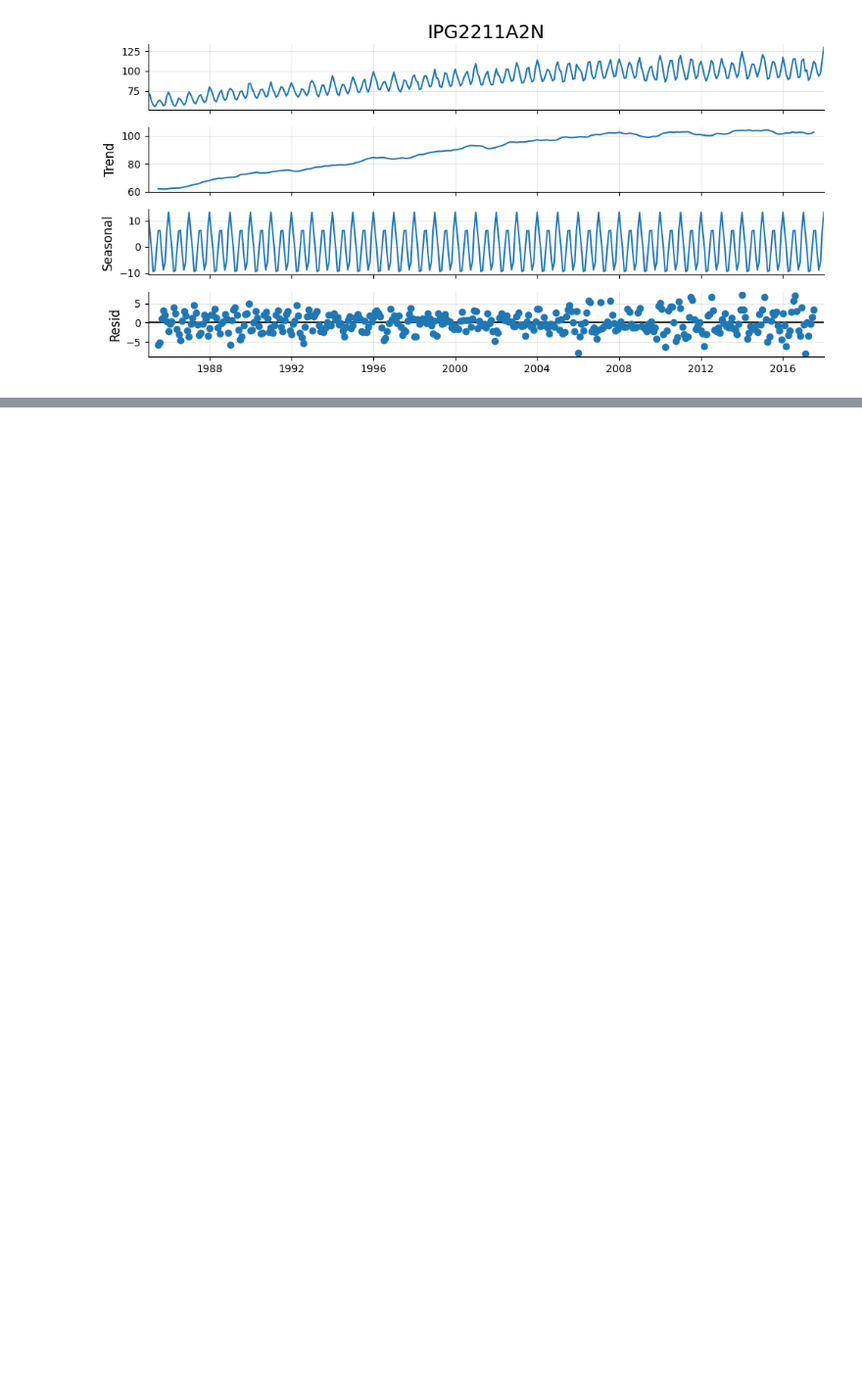
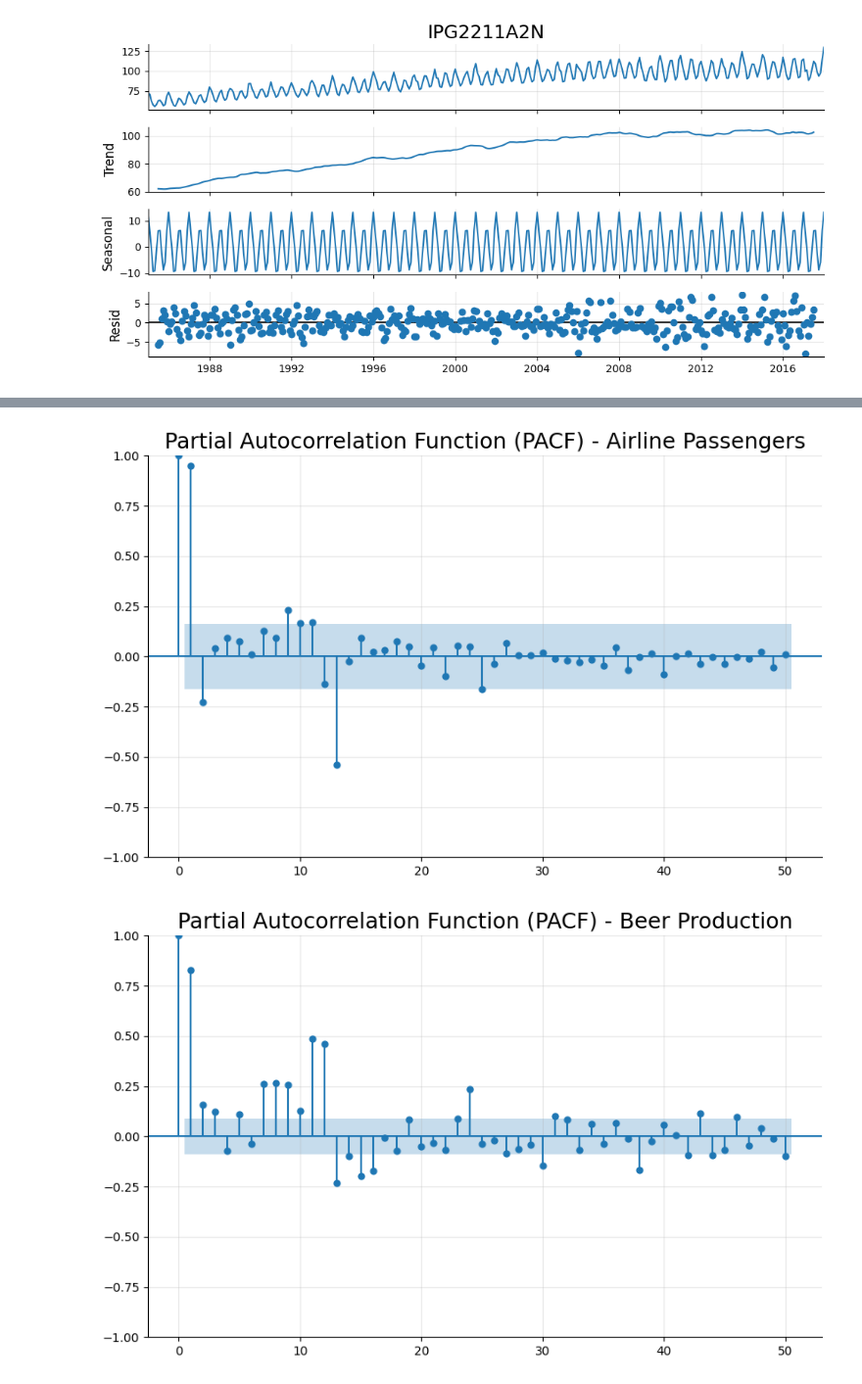
Before and after one commit to Maxstef/data-loves-ml-for-people-course, a Jupyter notebook: notebooks/2_6_time_series/0_1_time_series_basic.ipynb, the cells around one changed output, grey strips where cells are left out. Shown at 98% size. Saved outputs shown, nothing was run; the diff lists cells and outputs as text; code cells hidden in the pictures; blank space fills up the shorter version.

```diff
--- a/notebooks/2_6_time_series/0_1_time_series_basic.ipynb
+++ b/notebooks/2_6_time_series/0_1_time_series_basic.ipynb
@@ -410,0 +514,11 @@ plt.show()
+# %%
+from mlpeople.time_series.plotting import show_pacf
+
+show_pacf(passengers_df, name="Airline Passengers")
+show_pacf(beer_df, name="Beer Production", lags=50)
+show_pacf(electric_df, name="Electric Production", lags=50)
+show_pacf(temperature_df, name="Min Daily Temp", lags=50)
+show_pacf(shampoo_df, name="Shampoo Sales", lags=15)
+# %% [output]
+[figure, added]
+[figure, added]
```
Also changed, not shown: parts of 26 cells of this notebook, 3 other files.
